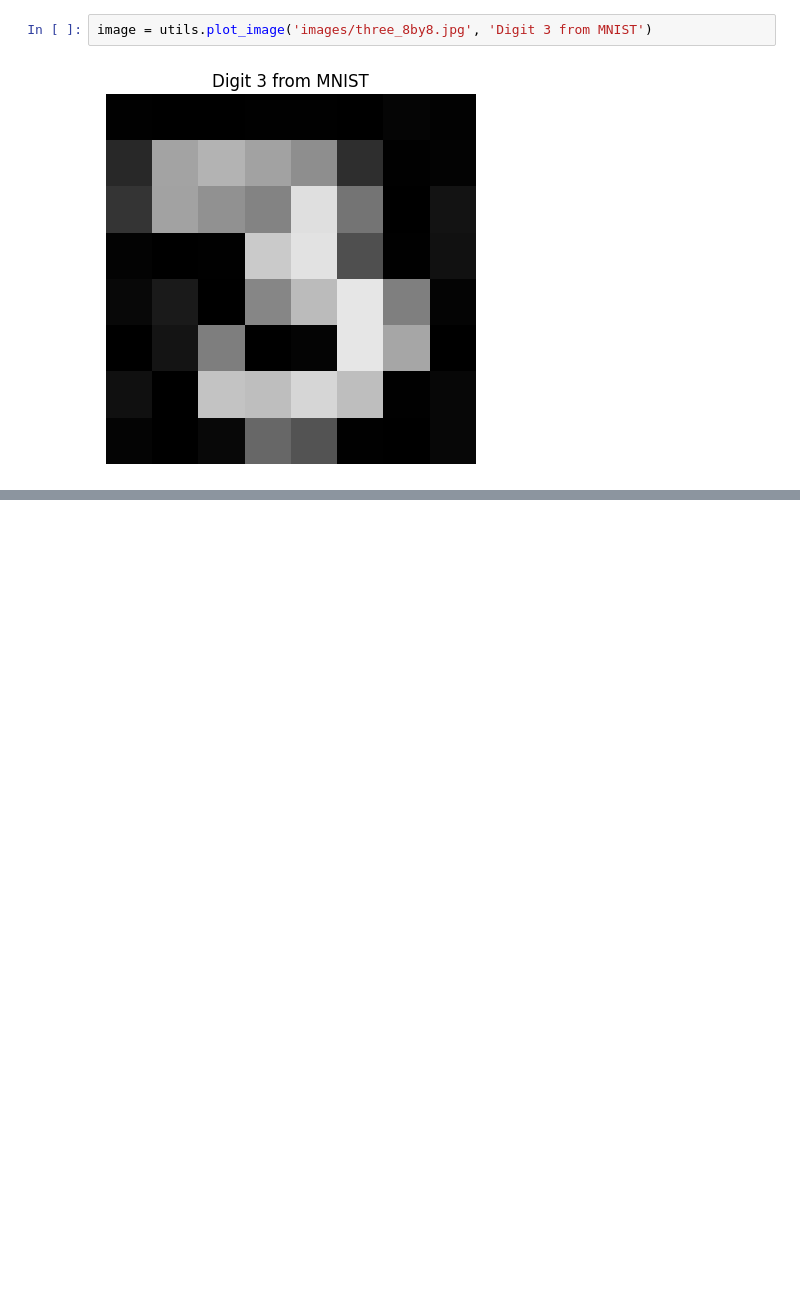
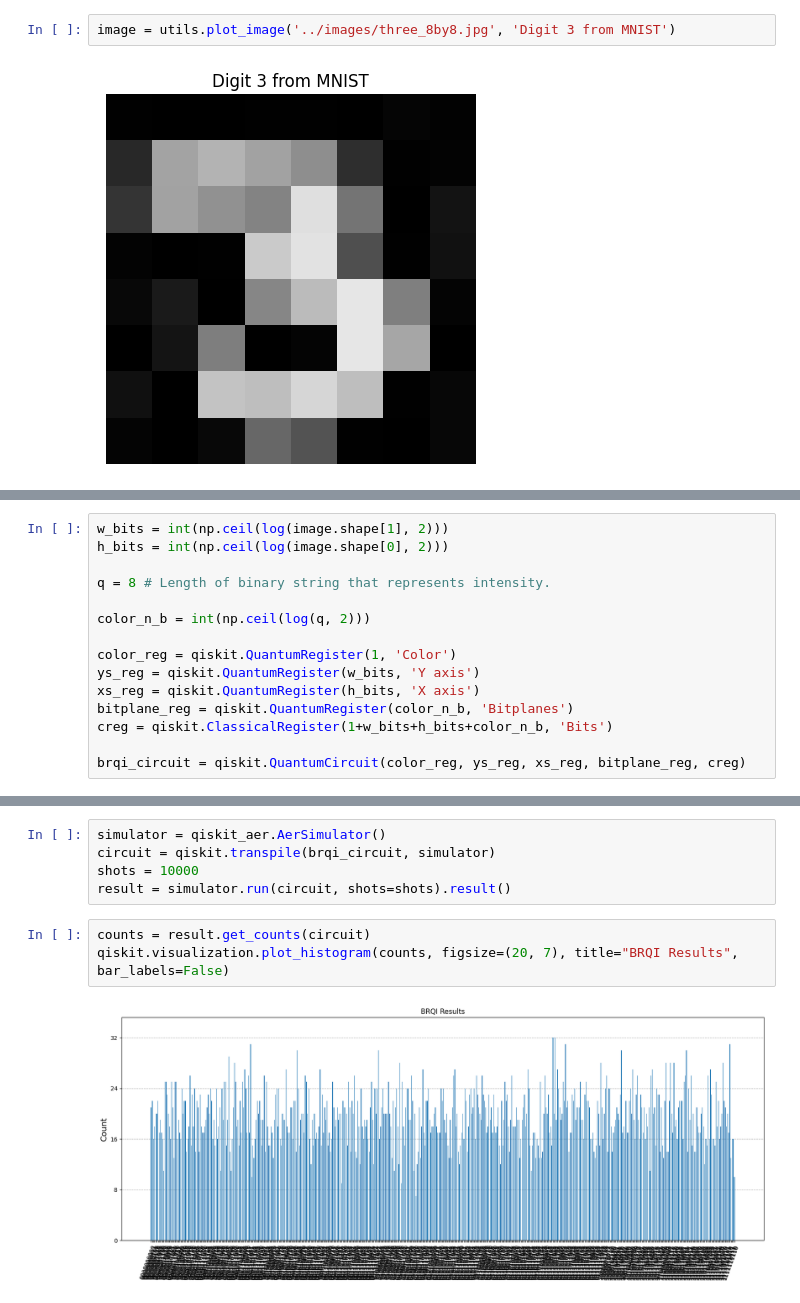
Before and after one commit to uriballo/quantum-encodings, a Jupyter notebook: encodings/BRQI.ipynb, the cells around one changed output, grey strips where cells are left out. Cells and saved outputs as stored; diff of their text form; blank space fills up the shorter version.

Commit message:
BRQI 1.0

```diff
--- a/encodings/BRQI.ipynb
+++ b/encodings/BRQI.ipynb
@@ -10,5 +9,5 @@ from qiskit.circuit.library import XGate
 # %%
-image = utils.plot_image('images/three_8by8.jpg', 'Digit 3 from MNIST')
+image = utils.plot_image('../images/three_8by8.jpg', 'Digit 3 from MNIST')
 # %% [output]
 [figure]
 # %%
@@ -41,5 +41,20 @@ def pixel_encoding(circ: qiskit.QuantumCircuit, control: list, intensity: str):
         if int(val):
             circ.mcx(control_qubits=control,
                      target_qubit=idx)
+# %%
+w_bits = int(np.ceil(log(image.shape[1], 2)))
+h_bits = int(np.ceil(log(image.shape[0], 2)))
+
+q = 8 # Length of binary string that represents intensity.
+
+color_n_b = int(np.ceil(log(q, 2)))
+
+color_reg = qiskit.QuantumRegister(1, 'Color')
+ys_reg = qiskit.QuantumRegister(w_bits, 'Y axis')
+xs_reg = qiskit.QuantumRegister(h_bits, 'X axis')
+bitplane_reg = qiskit.QuantumRegister(color_n_b, 'Bitplanes')
+creg = qiskit.ClassicalRegister(1+w_bits+h_bits+color_n_b, 'Bits')
+
+brqi_circuit = qiskit.QuantumCircuit(color_reg, ys_reg, xs_reg, bitplane_reg, creg)
 # %%
 def construct_brqi(circ: qiskit.QuantumCircuit, image: np.array):
@@ -118,0 +119,10 @@ CircuitError: 'duplicate qubit arguments'
+# %%
+simulator = qiskit_aer.AerSimulator()
+circuit = qiskit.transpile(brqi_circuit, simulator)
+shots = 10000
+result = simulator.run(circuit, shots=shots).result()
+# %%
+counts = result.get_counts(circuit)
+qiskit.visualization.plot_histogram(counts, figsize=(20, 7), title="BRQI Results", bar_labels=False)
+# %% [output]
+[figure, added]
```
Also changed, not shown: parts of 7 cells of this notebook.
